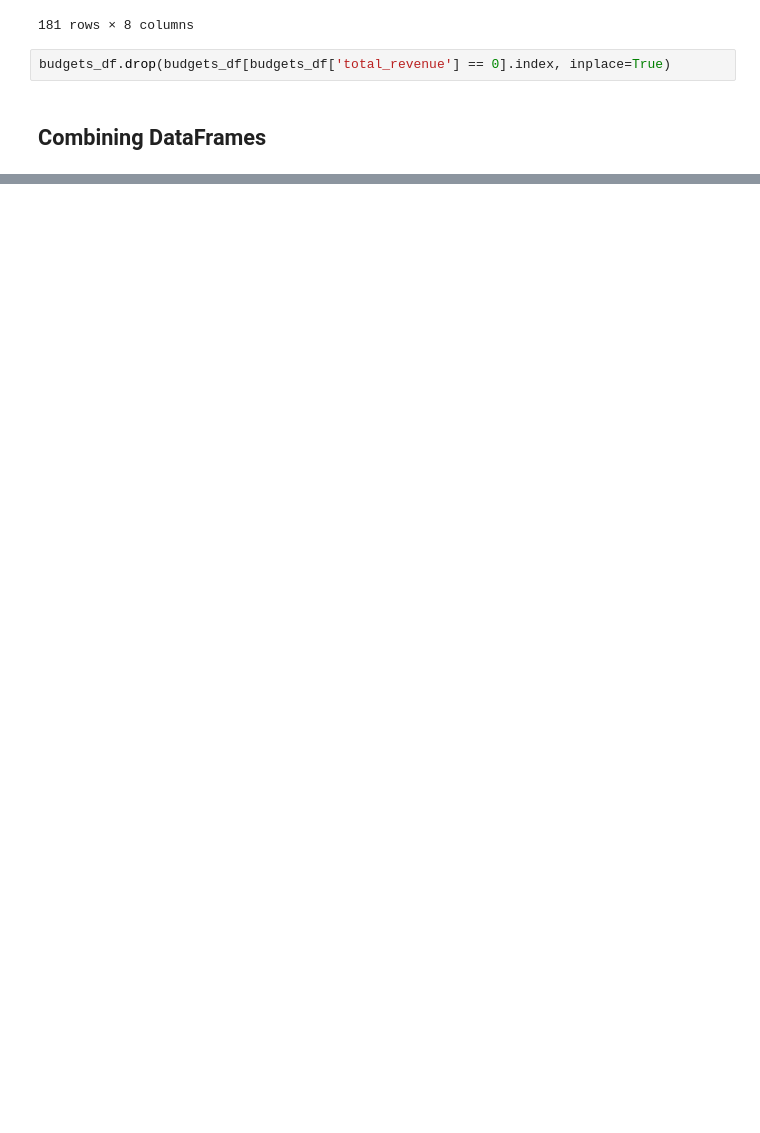
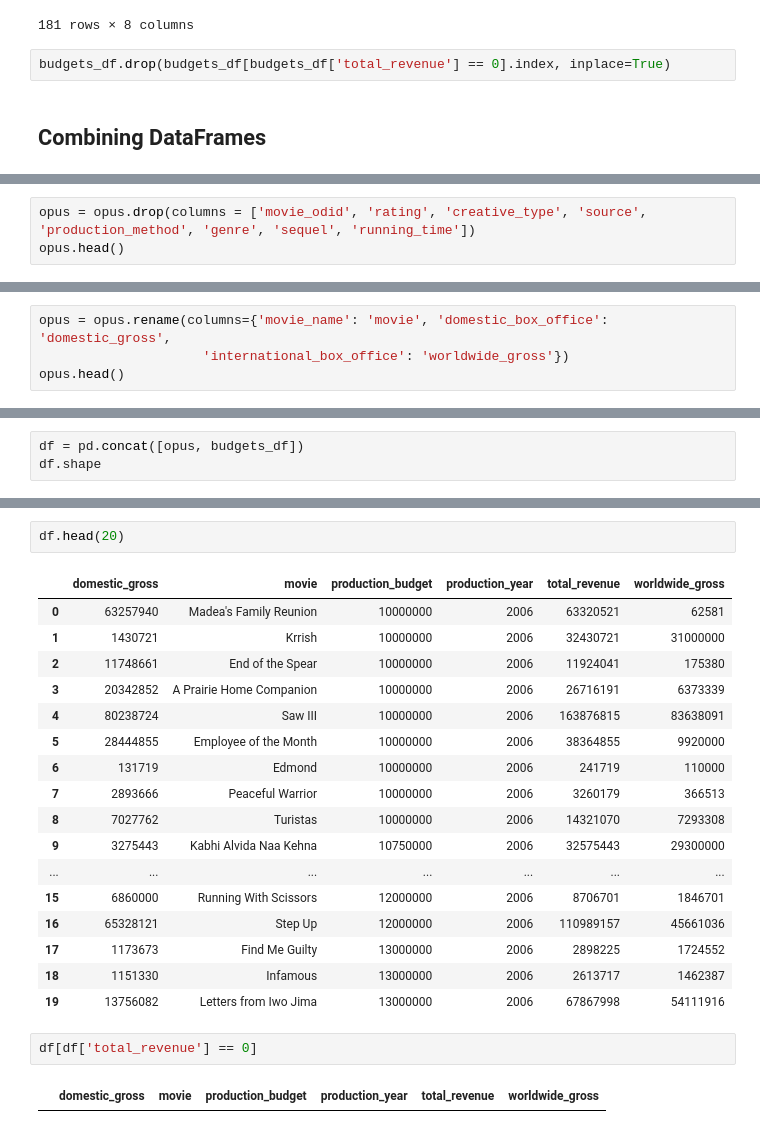
Before and after one commit to melodygr/microsoft_movie_analysis, a Jupyter notebook: DataCleaning.ipynb, the cells around one changed output, grey strips where cells are left out. Saved outputs shown, nothing was run; the diff lists cells and outputs as text; blank space fills up the shorter version.

```diff
--- a/DataCleaning.ipynb
+++ b/DataCleaning.ipynb
@@ -234,0 +255,3 @@ opus.head()
+# %%
+opus = opus.drop(columns = ['movie_odid', 'rating', 'creative_type', 'source', 'production_method', 'genre', 'sequel', 'running_time'])
+opus.head()
@@ -234,0 +265,4 @@ opus.head()
+# %%
+opus = opus.rename(columns={'movie_name': 'movie', 'domestic_box_office': 'domestic_gross',
+                     'international_box_office': 'worldwide_gross'})
+opus.head()
@@ -234,0 +276,3 @@ opus.head()
+# %%
+df = pd.concat([opus, budgets_df])
+df.shape
@@ -234,0 +288,24 @@ opus.head()
+# %%
+df.head(20)
+# %% [output]
+|  | domestic_gross | movie | production_budget | production_year | total_revenue | worldwide_gross |
+| 0 | 63257940 | Madea's Family Reunion | 10000000 | 2006 | 63320521 | 62581 |
+| 1 | 1430721 | Krrish | 10000000 | 2006 | 32430721 | 31000000 |
+| 2 | 11748661 | End of the Spear | 10000000 | 2006 | 11924041 | 175380 |
+| 3 | 20342852 | A Prairie Home Companion | 10000000 | 2006 | 26716191 | 6373339 |
+| 4 | 80238724 | Saw III | 10000000 | 2006 | 163876815 | 83638091 |
+| 5 | 28444855 | Employee of the Month | 10000000 | 2006 | 38364855 | 9920000 |
+| 6 | 131719 | Edmond | 10000000 | 2006 | 241719 | 110000 |
+| 7 | 2893666 | Peaceful Warrior | 10000000 | 2006 | 3260179 | 366513 |
+| 8 | 7027762 | Turistas | 10000000 | 2006 | 14321070 | 7293308 |
+| 9 | 3275443 | Kabhi Alvida Naa Kehna | 10750000 | 2006 | 32575443 | 29300000 |
+| ... | ... | ... | ... | ... | ... | ... |
+| 15 | 6860000 | Running With Scissors | 12000000 | 2006 | 8706701 | 1846701 |
+| 16 | 65328121 | Step Up | 12000000 | 2006 | 110989157 | 45661036 |
+| 17 | 1173673 | Find Me Guilty | 13000000 | 2006 | 2898225 | 1724552 |
+| 18 | 1151330 | Infamous | 13000000 | 2006 | 2613717 | 1462387 |
+| 19 | 13756082 | Letters from Iwo Jima | 13000000 | 2006 | 67867998 | 54111916 |
+# %%
+df[df['total_revenue'] == 0]
+# %% [output]
+|  | domestic_gross | movie | production_budget | production_year | total_revenue | worldwide_gross |
```
Also changed, not shown: parts of 11 cells of this notebook, 2 other files.
